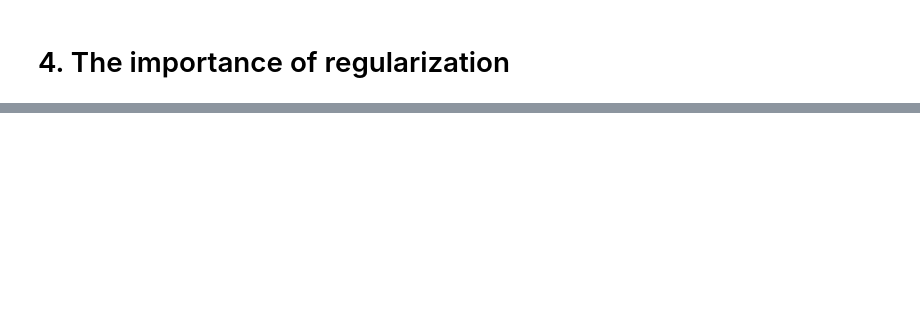
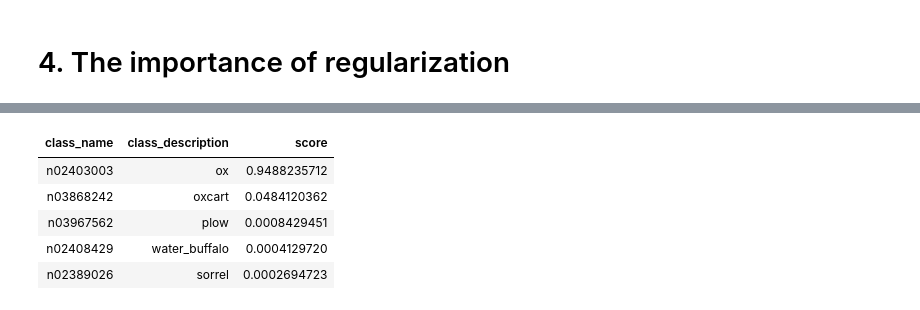
Before and after one commit to slds-lmu/rcourses_notebook_deeplearning, a Jupyter notebook: dl_showcase.ipynb, the cells around one changed output, grey strips where cells are left out. Drawn from its saved outputs; the diff is of its cells as text; code cells hidden in the pictures; blank space fills up the shorter version.

```diff
--- a/dl_showcase.ipynb
+++ b/dl_showcase.ipynb
@@ -650,0 +554,6 @@ ________________________________________________________________________________
+# %%
+# get the pretrained model from the keras library
+# load the weights from the folder of this Repository
+# we already downloaded the weights to this location for you
+model_pretrained = application_resnet50(weights =
+    './models/resnet50_weights_tf_dim_ordering_tf_kernels.h5')
@@ -650,0 +582,13 @@ ________________________________________________________________________________
+# %%
+# run the model to make the prediction
+prediction = model_pretrained %>% predict(cow_data)
+# %%
+# check the predicted classes with the top 5 highest scores
+imagenet_decode_predictions(preds = prediction, top = 5)[1]
+# %% [output]
+| class_name | class_description | score |
+| n02403003 | ox | 0.9488235712 |
+| n03868242 | oxcart | 0.0484120362 |
+| n03967562 | plow | 0.0008429451 |
+| n02408429 | water_buffalo | 0.0004129720 |
+| n02389026 | sorrel | 0.0002694723 |
```
Also changed, not shown: parts of 58 cells of this notebook.
